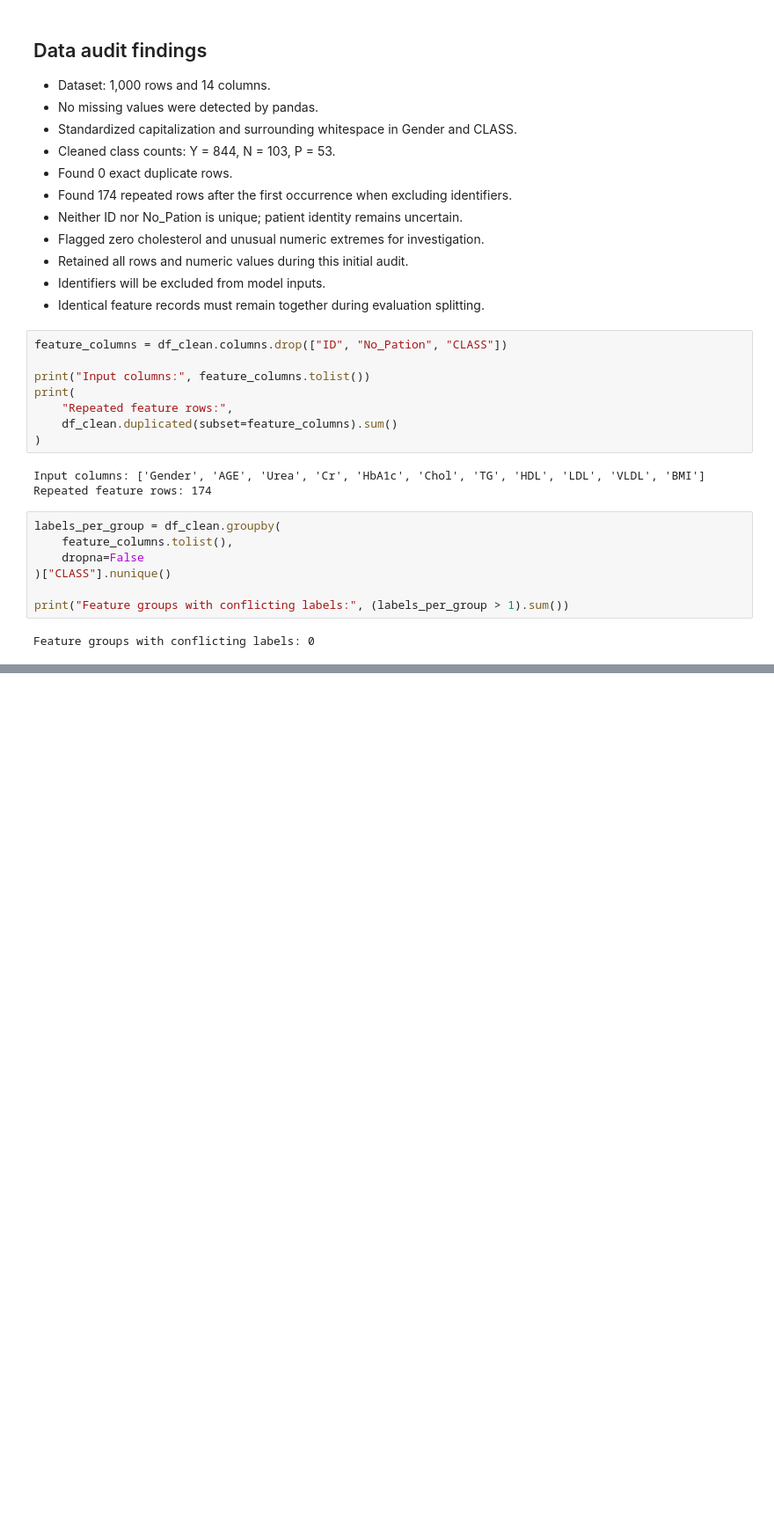
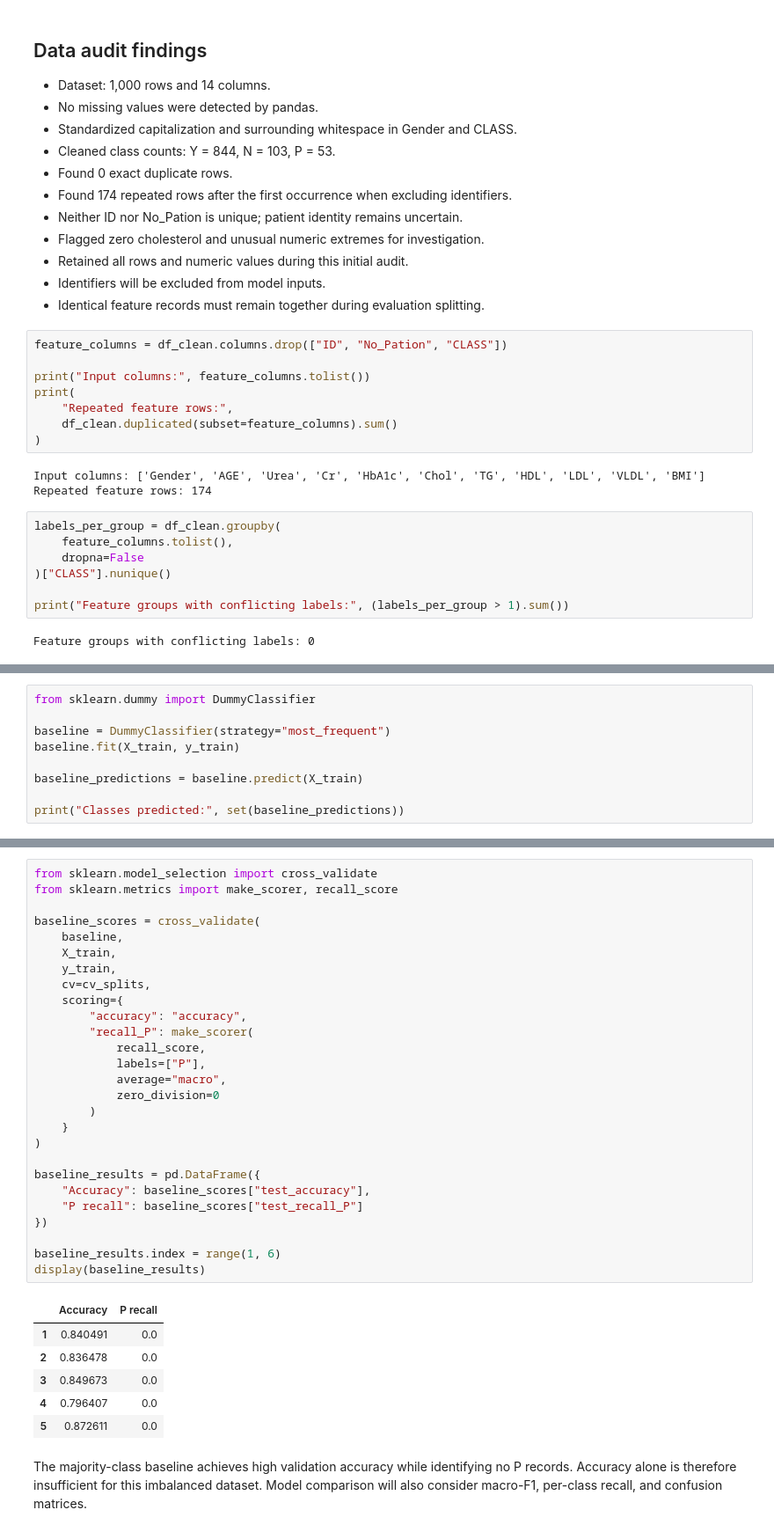
Before and after one commit to nihal8866/diabetes-classification-clustering, a Jupyter notebook: notebooks/01_diabetes_analysis.ipynb, the cells around one changed output, grey strips where cells are left out. Shown at 88% size. Saved outputs shown, nothing was run; the diff lists cells and outputs as text; blank space fills up the shorter version.

```diff
--- a/notebooks/01_diabetes_analysis.ipynb
+++ b/notebooks/01_diabetes_analysis.ipynb
@@ -270,0 +428,9 @@ Feature groups with conflicting labels: 0
+# %%
+from sklearn.dummy import DummyClassifier
+
+baseline = DummyClassifier(strategy="most_frequent")
+baseline.fit(X_train, y_train)
+
+baseline_predictions = baseline.predict(X_train)
+
+print("Classes predicted:", set(baseline_predictions))
@@ -270,0 +510,36 @@ Feature groups with conflicting labels: 0
+# %%
+from sklearn.model_selection import cross_validate
+from sklearn.metrics import make_scorer, recall_score
+
+baseline_scores = cross_validate(
+    baseline,
+    X_train,
+    y_train,
+    cv=cv_splits,
+    scoring={
+        "accuracy": "accuracy",
+        "recall_P": make_scorer(
+            recall_score,
+            labels=["P"],
+            average="macro",
+            zero_division=0
+        )
+    }
+)
+
+baseline_results = pd.DataFrame({
+    "Accuracy": baseline_scores["test_accuracy"],
+    "P recall": baseline_scores["test_recall_P"]
+})
+
+baseline_results.index = range(1, 6)
+display(baseline_results)
+# %% [output]
+|  | Accuracy | P recall |
+| 1 | 0.840491 | 0.0 |
+| 2 | 0.836478 | 0.0 |
+| 3 | 0.849673 | 0.0 |
+| 4 | 0.796407 | 0.0 |
+| 5 | 0.872611 | 0.0 |
+# %% [markdown]
+The majority-class baseline achieves high validation accuracy while identifying no P records. Accuracy alone is therefore insufficient for this imbalanced dataset. Model comparison will also consider macro-F1, per-class recall, and confusion matrices.
```
Also changed, not shown: parts of 14 cells of this notebook, 1 other file.
